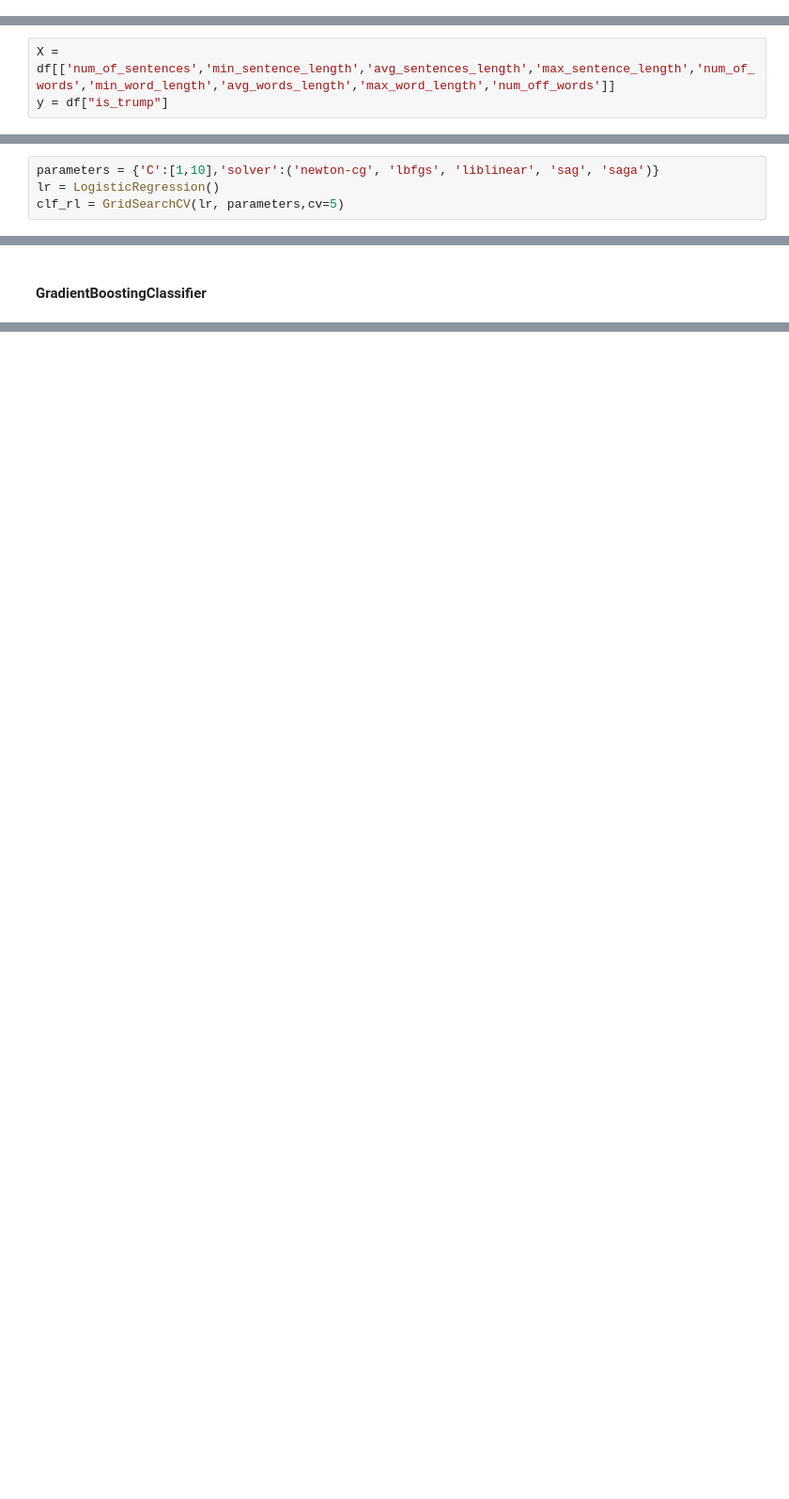
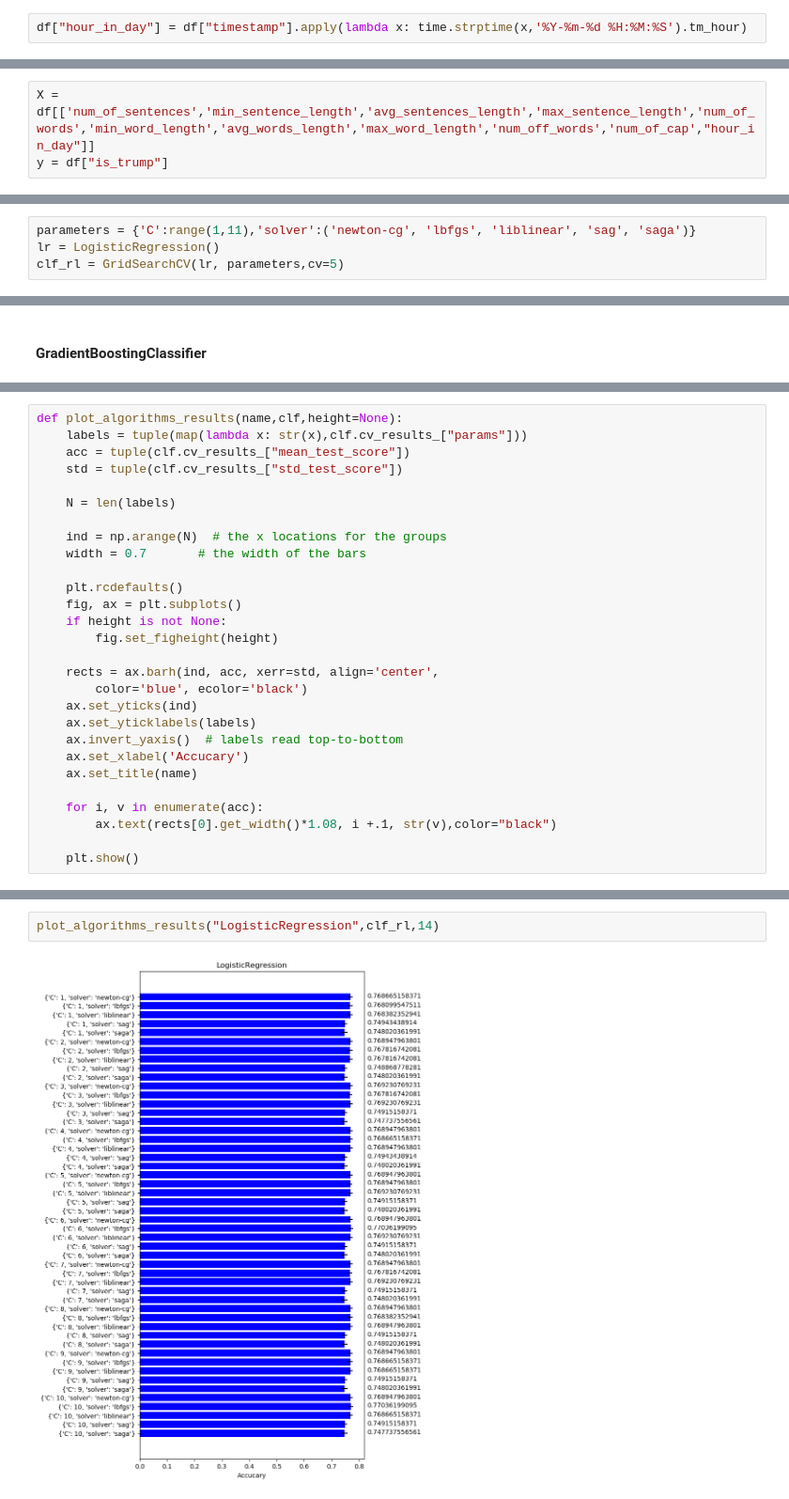
Before and after one commit to ofrik/NLP-HW2, a Jupyter notebook: Untitled.ipynb, the cells around one changed output, grey strips where cells are left out. Shown at 94% size. Saved outputs shown, nothing was run; the diff lists cells and outputs as text; blank space fills up the shorter version.

```diff
--- a/Untitled.ipynb
+++ b/Untitled.ipynb
@@ -221,3 +236,5 @@ df["num_of_sentences"],df["min_sentence_length"],df["avg_sentences_length"],df["
+# %%
+df["hour_in_day"] = df["timestamp"].apply(lambda x: time.strptime(x,'%Y-%m-%d %H:%M:%S').tm_hour)
 # %% [markdown]
 label all the android tweets as trumps and all the others as not
 # %%
@@ -241,5 +268,5 @@ baseline = float(2222)/3154
 # %% [markdown]
 ### models training
 # %%
-X = df[['num_of_sentences','min_sentence_length','avg_sentences_length','max_sentence_length','num_of_words','min_word_length','avg_words_length','max_word_length','num_off_words']]
+X = df[['num_of_sentences','min_sentence_length','avg_sentences_length','max_sentence_length','num_of_words','min_word_length','avg_words_length','max_word_length','num_off_words','num_of_cap',"hour_in_day"]]
 y = df["is_trump"]
@@ -246,7 +290,7 @@ y = df["is_trump"]
 # %% [markdown]
 #### LogisticRegression
 # %%
-parameters = {'C':[1,10],'solver':('newton-cg', 'lbfgs', 'liblinear', 'sag', 'saga')}
+parameters = {'C':range(1,11),'solver':('newton-cg', 'lbfgs', 'liblinear', 'sag', 'saga')}
 lr = LogisticRegression()
 clf_rl = GridSearchCV(lr, parameters,cv=5)
 # %%
@@ -337,0 +385,28 @@ GradientBoostingClassifier(criterion='friedman_mse', init=None,
+# %%
+def plot_algorithms_results(name,clf,height=None):
+    labels = tuple(map(lambda x: str(x),clf.cv_results_["params"]))
+    acc = tuple(clf.cv_results_["mean_test_score"])
+    std = tuple(clf.cv_results_["std_test_score"])
+
+    N = len(labels)
+
+    ind = np.arange(N)  # the x locations for the groups
+    width = 0.7       # the width of the bars
+
+    plt.rcdefaults()
+    fig, ax = plt.subplots()
+    if height is not None:
+        fig.set_figheight(height)
+
+    rects = ax.barh(ind, acc, xerr=std, align='center',
+        color='blue', ecolor='black')
+    ax.set_yticks(ind)
+    ax.set_yticklabels(labels)
+    ax.invert_yaxis()  # labels read top-to-bottom
+    ax.set_xlabel('Accucary')
+    ax.set_title(name)
+
+    for i, v in enumerate(acc):
+        ax.text(rects[0].get_width()*1.08, i +.1, str(v),color="black")
+
+    plt.show()
@@ -337,0 +415,4 @@ GradientBoostingClassifier(criterion='friedman_mse', init=None,
+# %%
+plot_algorithms_results("LogisticRegression",clf_rl,14)
+# %% [output]
+[figure, added]
```
Also changed, not shown: parts of 36 cells of this notebook, 3 other files.
